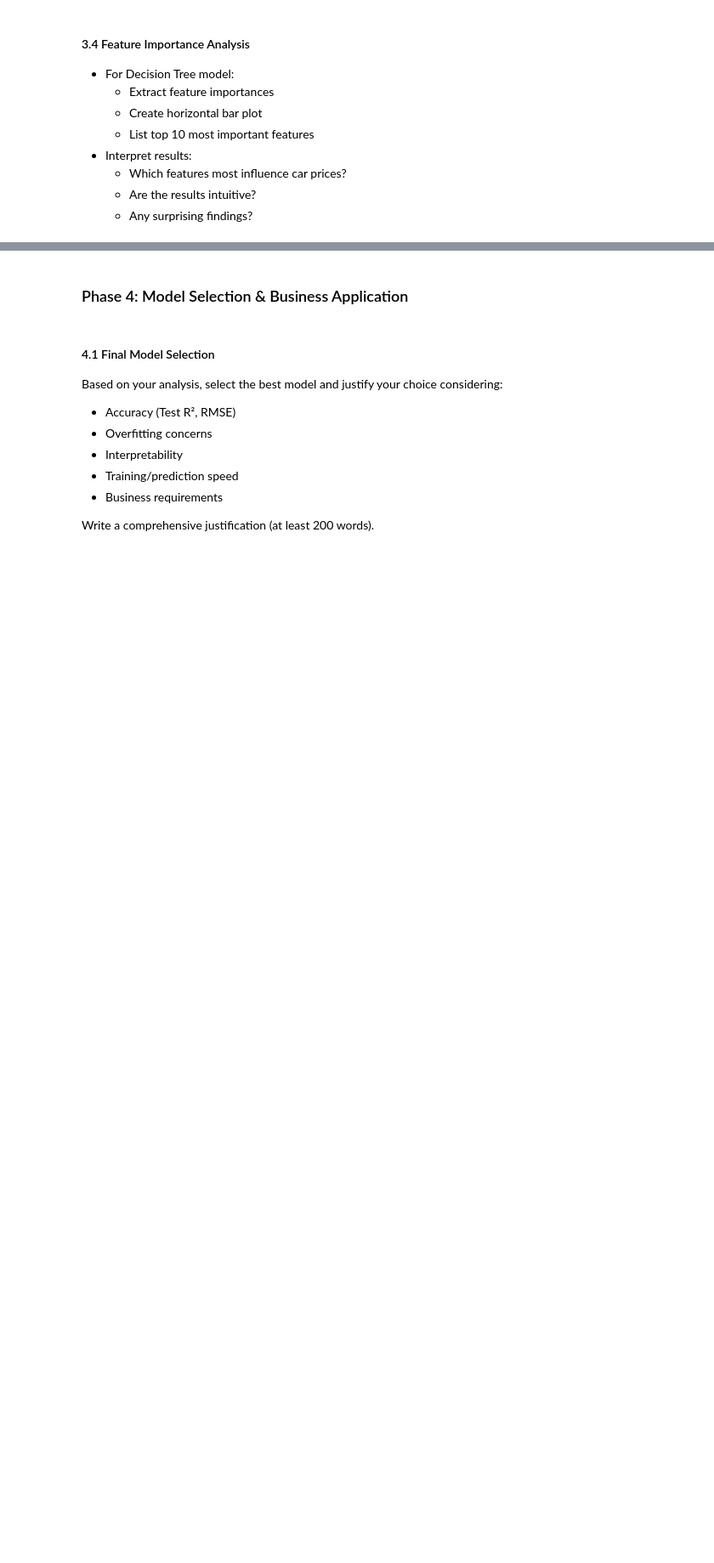
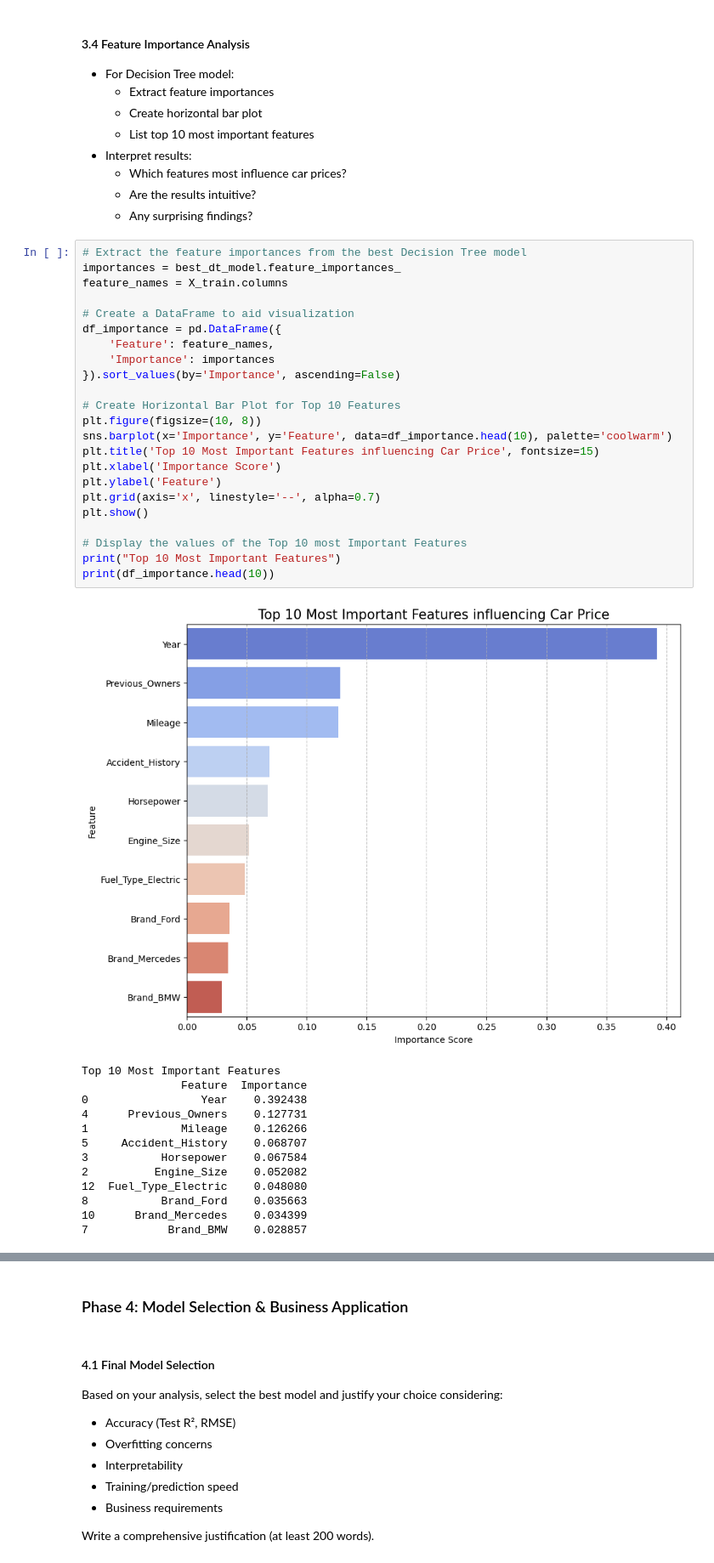
Before and after one commit to Ezerioha-ifeanyi/Week-15-Take-Home, a Jupyter notebook: Take Home.ipynb, the cells around one changed output, grey strips where cells are left out. Shown at 85% size. Drawn from its saved outputs; the diff is of its cells as text; blank space fills up the shorter version.

```diff
--- a/Take Home.ipynb
+++ b/Take Home.ipynb
@@ -2237,3 +2909,40 @@ For each model:
   - Which features most influence car prices?
   - Are the results intuitive?
   - Any surprising findings?
+# %%
+# Extract the feature importances from the best Decision Tree model
+importances = best_dt_model.feature_importances_
+feature_names = X_train.columns
+
+# Create a DataFrame to aid visualization
+df_importance = pd.DataFrame({
+    'Feature': feature_names,
+    'Importance': importances
+}).sort_values(by='Importance', ascending=False)
+
+# Create Horizontal Bar Plot for Top 10 Features
+plt.figure(figsize=(10, 8))
+sns.barplot(x='Importance', y='Feature', data=df_importance.head(10), palette='coolwarm')
+plt.title('Top 10 Most Important Features influencing Car Price', fontsize=15)
+plt.xlabel('Importance Score')
+plt.ylabel('Feature')
+plt.grid(axis='x', linestyle='--', alpha=0.7)
+plt.show()
+
+# Display the values of the Top 10 most Important Features
+print("Top 10 Most Important Features")
+print(df_importance.head(10))
+# %% [output]
+[figure, added]
+Top 10 Most Important Features
+               Feature  Importance
+0                 Year    0.392438
+4      Previous_Owners    0.127731
+1              Mileage    0.126266
+5     Accident_History    0.068707
+3           Horsepower    0.067584
+2          Engine_Size    0.052082
+12  Fuel_Type_Electric    0.048080
+8           Brand_Ford    0.035663
+10      Brand_Mercedes    0.034399
+7            Brand_BMW    0.028857
```
Also changed, not shown: parts of 51 cells of this notebook.
